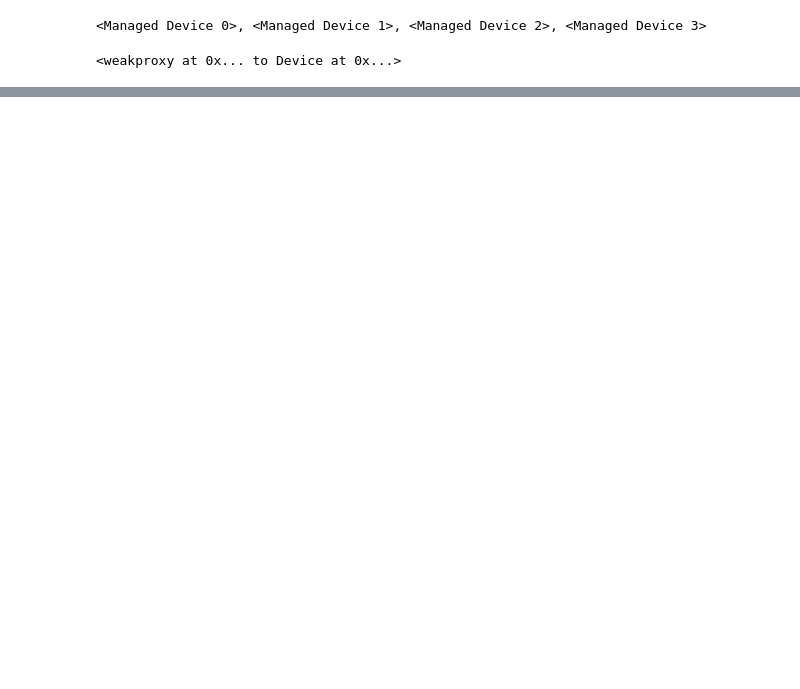
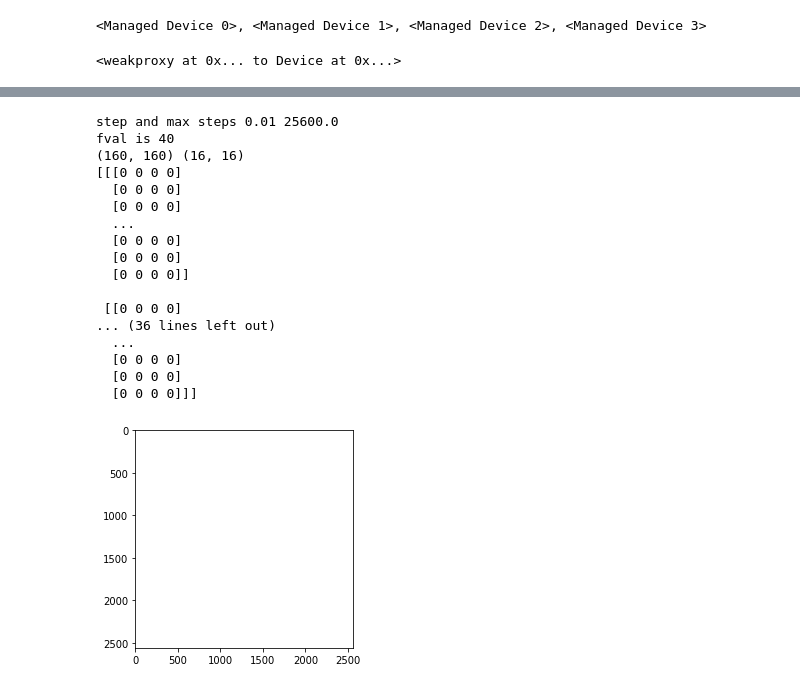
Before and after one commit to Malloc26/DVRTransferFunctionGenerator, a Jupyter notebook: src/rayCaster.ipynb, the cells around one changed output, grey strips where cells are left out. Cells and saved outputs as stored; diff of their text form; code cells hidden in the pictures; blank space fills up the shorter version.

```diff
--- a/src/rayCaster.ipynb
+++ b/src/rayCaster.ipynb
@@ -174,11 +168,11 @@ def setGradientsCPU(data_ptr, data_size):
 # %%
 ##Load in the data
-fname = "../data/neghip.json"
+fname = "../data/bonsai.json"
 data_ptr, volumeInfo = readVolume(fname)
 data_size = np.asarray(volumeInfo['size'])
 grad_ptr, grad_mag_ptr = setGradientsCPU(data_ptr, data_size)
 print(data_ptr.shape)
-data_ptr = data_ptr.transpose(2, 1, 0)
-print(data_ptr.shape)
+#data_ptr = data_ptr.transpose(2, 1, 0)
+#print(data_ptr.shape)
 # %% [output]
 Type: <class 'dict'>
@@ -527,0 +492,52 @@ fval is 0
+# %%
+proj_plane = 0
+
+if (proj_plane == 0):
+    d_size_u = data_size[0]
+    d_size_v = data_size[1]
+    depth    = data_size[2]
+
+if (proj_plane == 1):
+    d_size_u = data_size[0]
+    d_size_v = data_size[2]
+    depth    = data_size[1]
+
+
+if (proj_plane == 2):
+    d_size_u = data_size[1]
+    d_size_v = data_size[2]
+    depth    = data_size[0]
+
+
+width =  d_size_u*10
+height = d_size_v*10
+step = 0.01
+max_steps = (depth/step)
+print("step and max steps", step, max_steps)
+
+pixelArray = np.zeros([width, height, 4], dtype = np.uint8)
+
+renderData(pixelArray, data_ptr, grad_ptr, height, width, step,
+               max_steps, d_size_u, d_size_v, data_size, proj_plane)
+pixelArray = pixelArray.transpose(1, 0, 2)
+
+displayImage(pixelArray, "./neghip1.png")
+# %% [output]
+step and max steps 0.01 25600.0
+fval is 40
+(160, 160) (16, 16)
+[[[0 0 0 0]
+  [0 0 0 0]
+  [0 0 0 0]
+  ...
+  [0 0 0 0]
+  [0 0 0 0]
+  [0 0 0 0]]
+
+ [[0 0 0 0]
+... (36 lines left out)
+  ...
+  [0 0 0 0]
+  [0 0 0 0]
+  [0 0 0 0]]]
+[figure, added]
```
Also changed, not shown: parts of 5 cells of this notebook, 9 other files.
